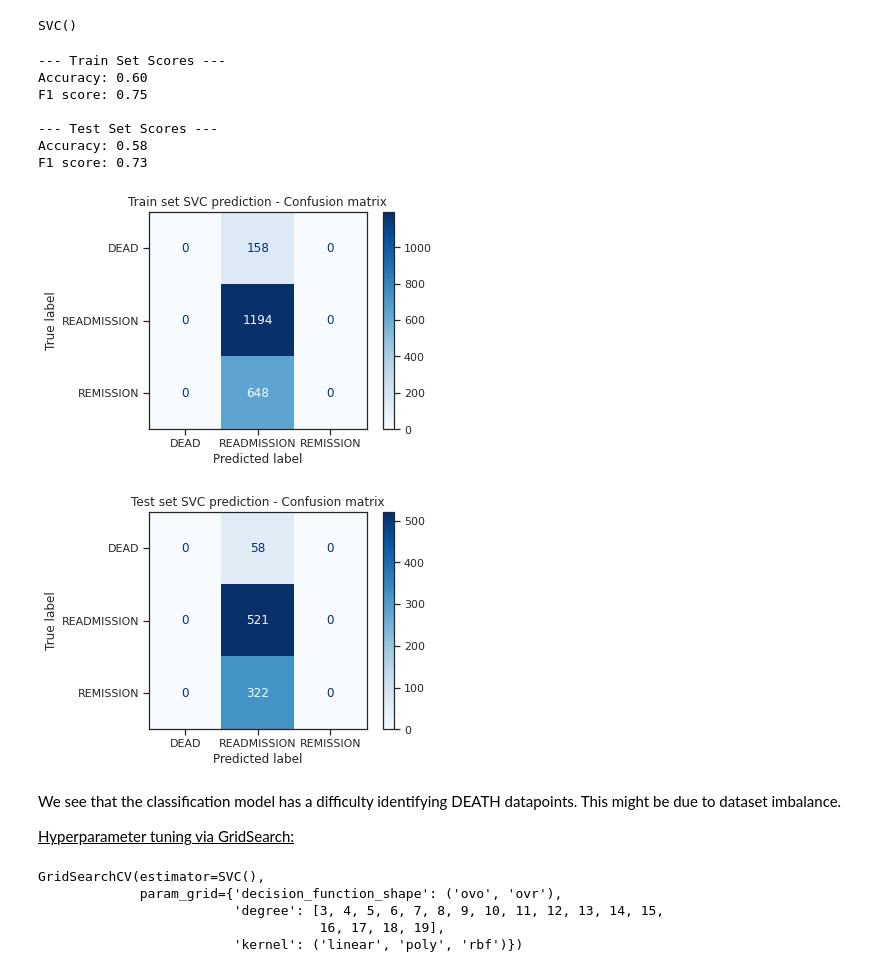
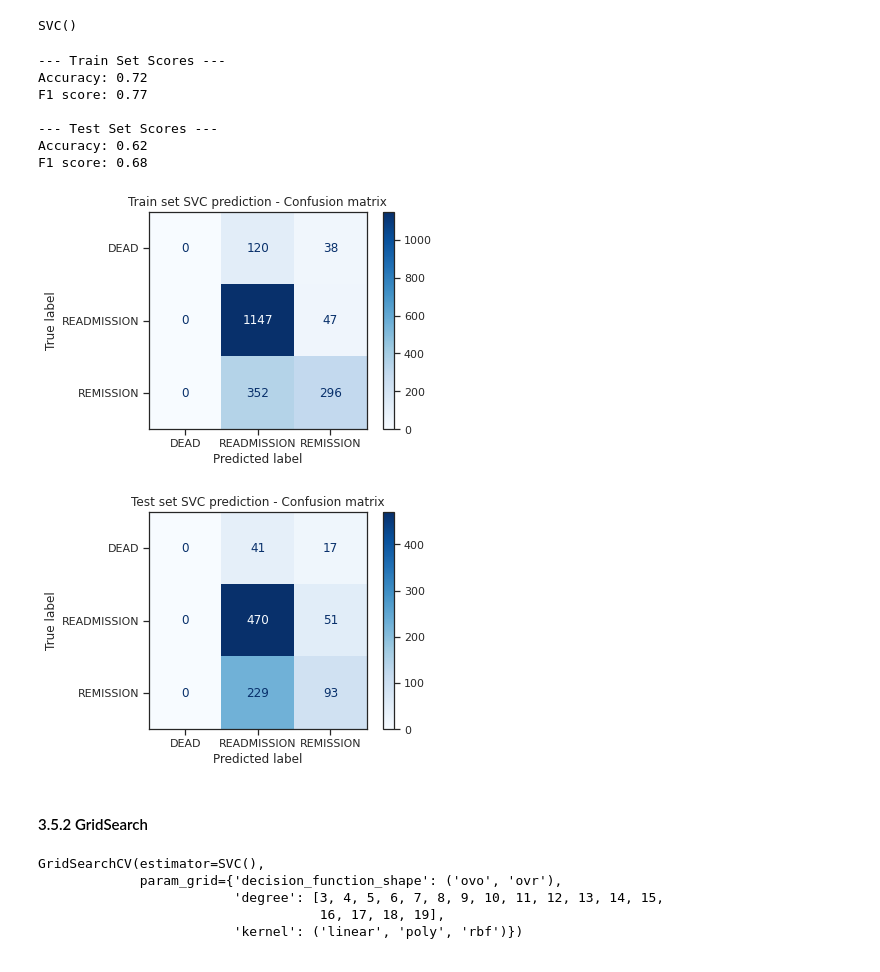
Before and after one commit to LMquentinLR/mimic_rehospitalization_prediction, a Jupyter notebook: AIQDSC27_evaluation_qlr.ipynb, the cells around one changed output. Cells and saved outputs as stored; diff of their text form; code cells hidden in the pictures.

```diff
--- a/AIQDSC27_evaluation_qlr.ipynb
+++ b/AIQDSC27_evaluation_qlr.ipynb
@@ -1212,7 +1083,7 @@ F1 score: 0.69
 # Model declaration and training
 
 nb_model = GaussianNB()
-nb_model.fit(X_train, y_train_classification)
+nb_model.fit(X_train, y_train)
 # %% [output]
 GaussianNB()
 # %%
@@ -1257,7 +1132,7 @@ Naive Bayes, being naive, does not offer hyperparameters to play with beside ``s
 # Model declaration and training
 
 rf_model = RandomForestClassifier()
-rf_model.fit(X_train, y_train_classification)
+rf_model.fit(X_train, y_train)
 # %% [output]
 RandomForestClassifier()
 # %%
@@ -1304,7 +1177,7 @@ parameters = {"criterion":("gini", "entropy"),
 
 rf_model = RandomForestClassifier()
 rf_grid_search = GridSearchCV(rf_model, parameters)
-rf_grid_search.fit(X_train, y_train_classification)
+rf_grid_search.fit(X_train, y_train)
 # %% [output]
 GridSearchCV(estimator=RandomForestClassifier(),
              param_grid={'criterion': ('gini', 'entropy'),
@@ -1342,7 +1221,7 @@ F1 score: 0.70
 # Model declaration and training
 
 svc_model = SVC()
-svc_model.fit(X_train, y_train_classification)
+svc_model.fit(X_train, y_train)
 # %% [output]
 SVC()
 # %%
@@ -1352,32 +1231,30 @@ svc_pred_train = svc_model.predict(X_train)
 svc_pred_test = svc_model.predict(X_test)
 # %%
 # Scores
-rf_score = classification_score(svc_pred_train, svc_pred_test,
-                                y_train_classification, y_test_classification)
+svc_score = classification_score(svc_pred_train, svc_pred_test,
+                                 y_train, y_test)
 # %% [output]
 --- Train Set Scores ---
-Accuracy: 0.60
-F1 score: 0.75
+Accuracy: 0.72
+F1 score: 0.77
 
 --- Test Set Scores ---
-Accuracy: 0.58
-F1 score: 0.73
+Accuracy: 0.62
+F1 score: 0.68
 # %%
 # Confusion Matrices
 
-confusion(svc_model, X_train, y_train_classification,
+confusion(svc_model, X_train, y_train,
           "Train set SVC prediction - Confusion matrix")
 # %% [output]
-[figure, old version]
+[figure, new version]
 # %%
-confusion(svc_model, X_test, y_test_classification,
+confusion(svc_model, X_test, y_test,
           "Test set SVC prediction - Confusion matrix")
 # %% [output]
-[figure, old version]
+[figure, new version]
-# %% [markdown]
-We see that the classification model has a difficulty identifying DEATH datapoints. This might be due to dataset imbalance.
-
-<u>Hyperparameter tuning via GridSearch:</u>
+# %% [markdown]
+#### 3.5.2 GridSearch
 # %%
 # Going further with GridSearch
 
```
Also changed, not shown: parts of 208 cells of this notebook, 1 other file.
